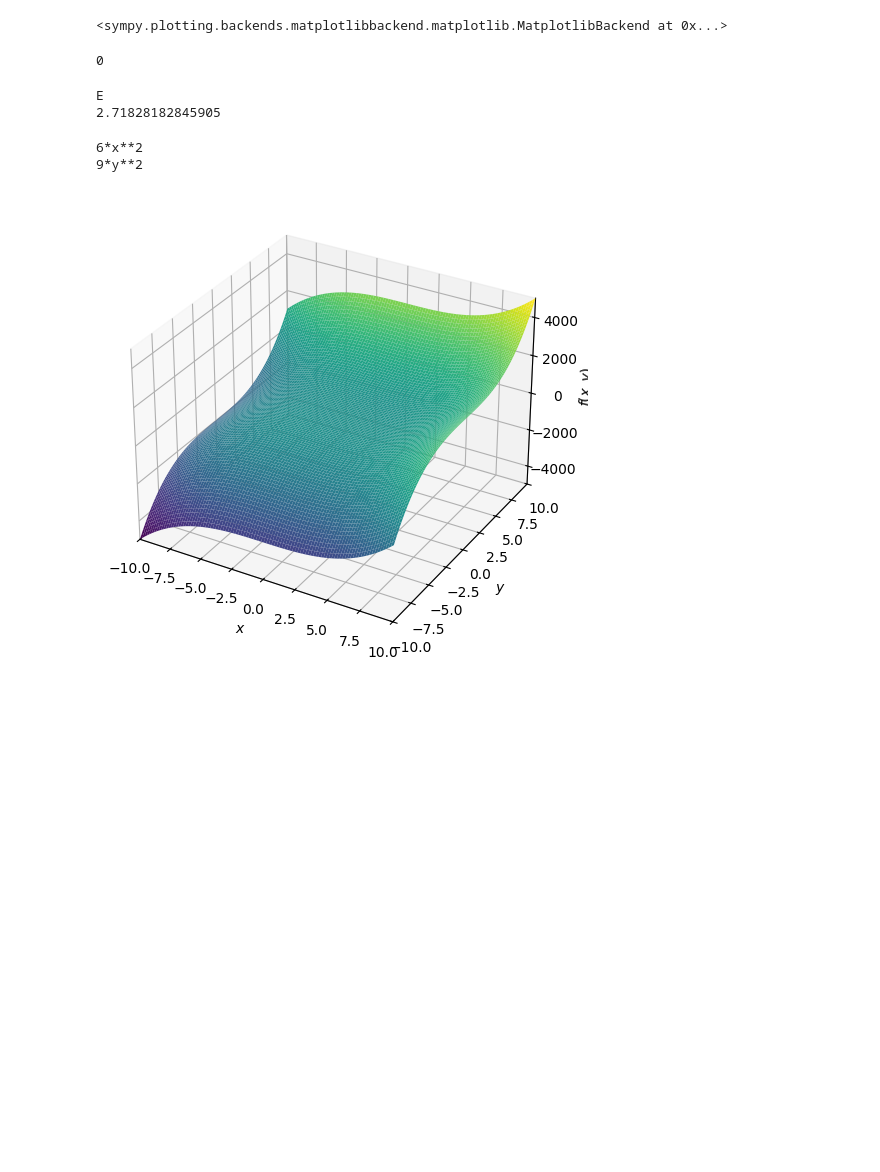
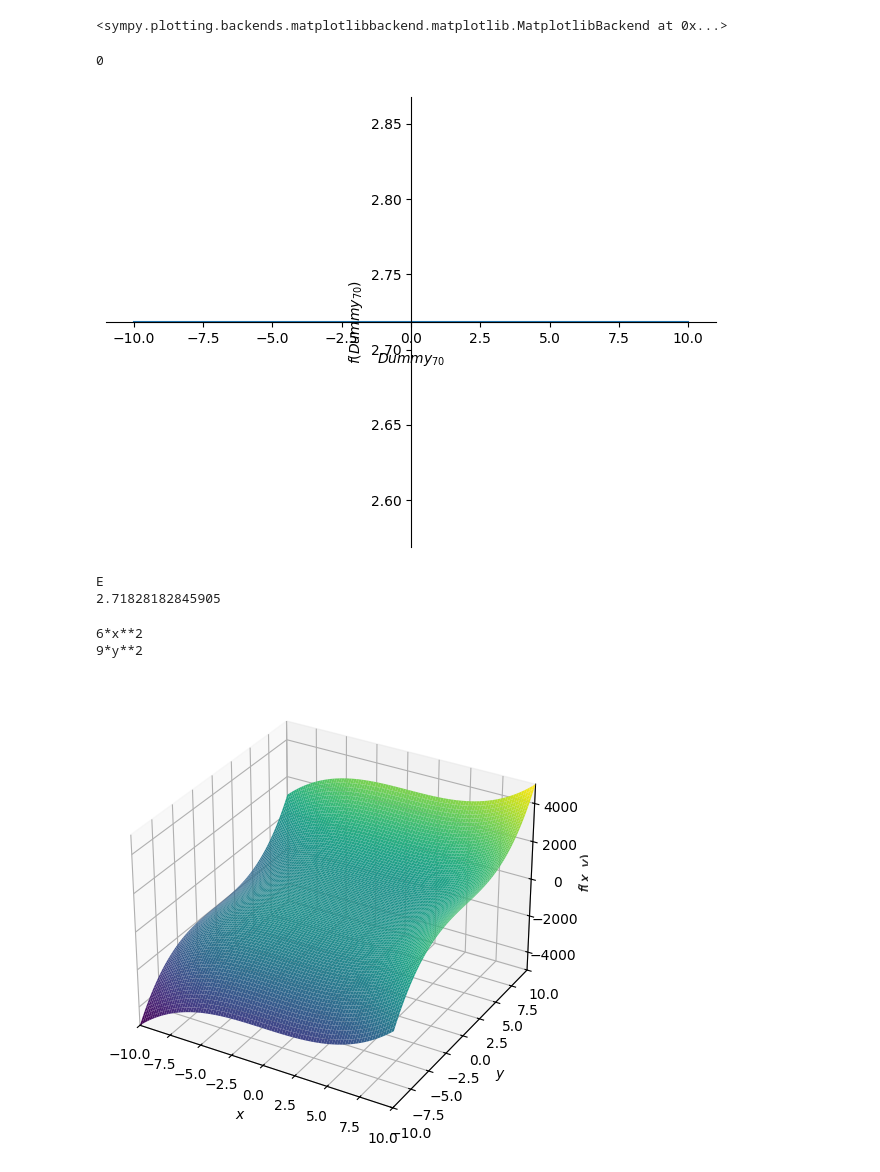
Before and after one commit to simsontilak/python-ai-learning, a Jupyter notebook: notebooks/pandas.ipynb, the cells around one changed output. Drawn from its saved outputs; the diff is of its cells as text; code cells hidden in the pictures; blank space fills up the shorter version.

```diff
--- a/notebooks/pandas.ipynb
+++ b/notebooks/pandas.ipynb
@@ -99,13 +99,17 @@ print(result)
 # %% [output]
 0
 # %%
+
 from sympy import *
 n = symbols('n')
 f = (1 + (1/n))**n
+
 result = limit(f, n, oo)
+plot(f)
 print(result)
 print(result.evalf())
 # %% [output]
+[figure, added]
 E
 2.71828182845905
 # %%
```
